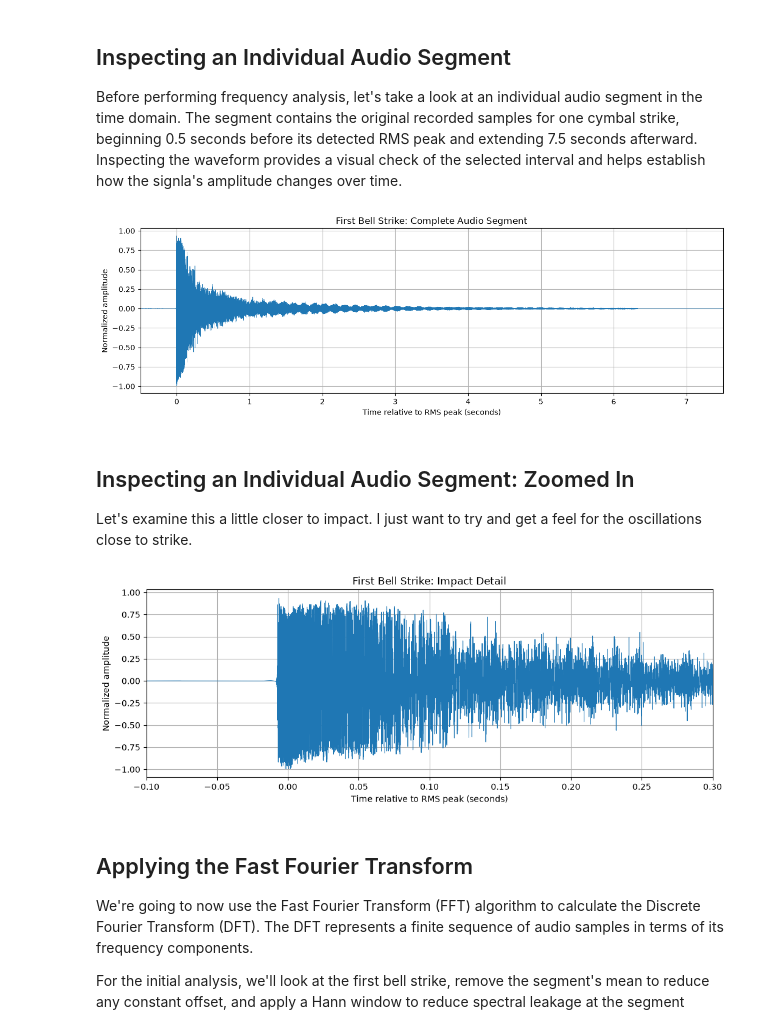
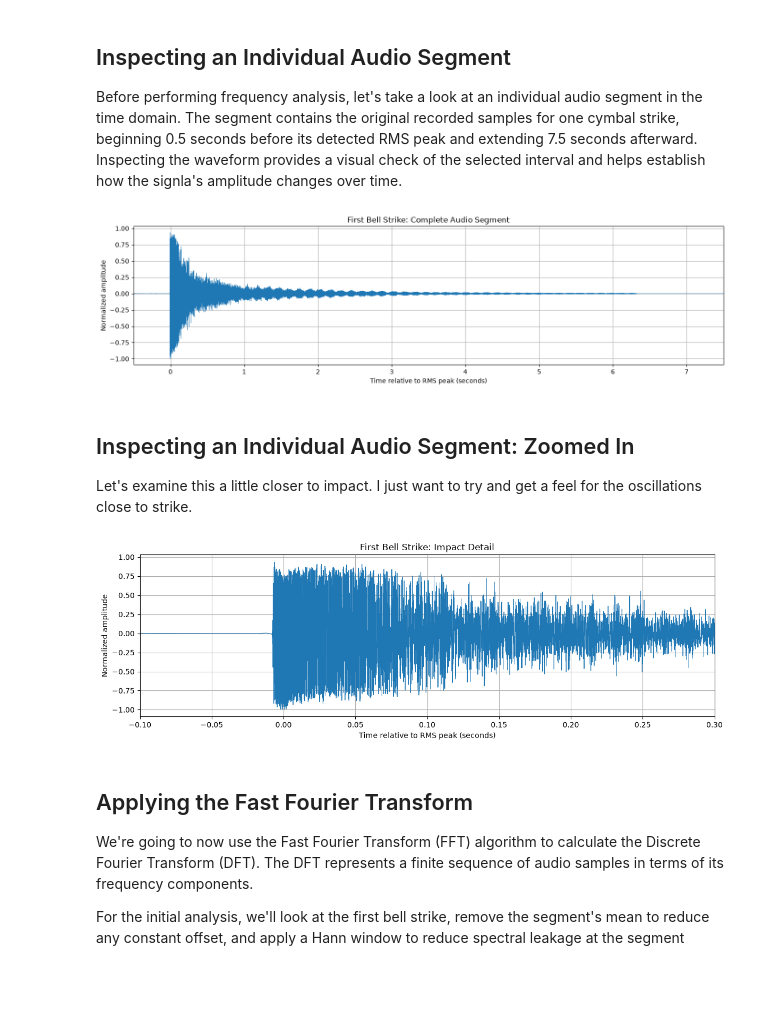
Before and after one commit to nrrorton/cymbal_sound_analysis, a Jupyter notebook: cymbal_audio_analysis.ipynb, the cells around one changed output. Saved outputs shown, nothing was run; the diff lists cells and outputs as text; code cells hidden in the pictures; blank space fills up the shorter version.

```diff
--- a/cymbal_audio_analysis.ipynb
+++ b/cymbal_audio_analysis.ipynb
@@ -243,18 +245,19 @@ Before performing frequency analysis, let's take a look at an individual audio s
 # %%
 test_segment = segments['Bell'][0]
 
 segment_time = np.arange(len(test_segment))/sample_rate - 0.5
 
 plt.figure(figsize=(14, 4))
 plt.plot(segment_time, test_segment, linewidth=0.5)
 plt.xlabel('Time relative to RMS peak (seconds)')
 plt.ylabel('Normalized amplitude')
 plt.title('First Bell Strike: Complete Audio Segment')
 plt.xlim(-0.5, 7.5)
 plt.grid(True)
+plt.tight_layout()
 plt.show()
 # %% [output]
-[figure, old version]
+[figure, new version]
 # %% [markdown]
 ## Inspecting an Individual Audio Segment: Zoomed In
 
@@ -267,9 +270,10 @@ plt.ylabel('Normalized amplitude')
 plt.title('First Bell Strike: Impact Detail')
 plt.xlim(-0.1, 0.3)
 plt.grid(True)
+plt.tight_layout()
 plt.show()
 # %% [output]
-[figure, old version]
+[figure, new version]
 # %% [markdown]
 ## Applying the Fast Fourier Transform
 
```
Also changed, not shown: parts of 13 cells of this notebook.
